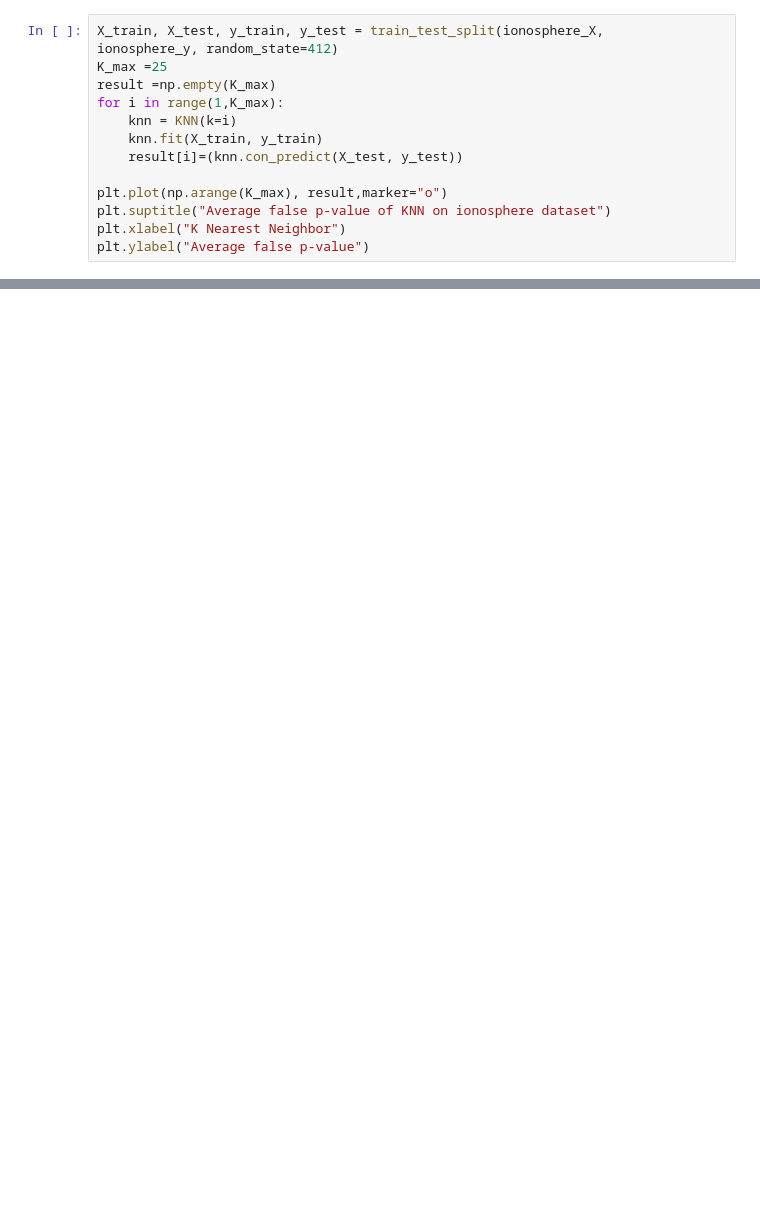
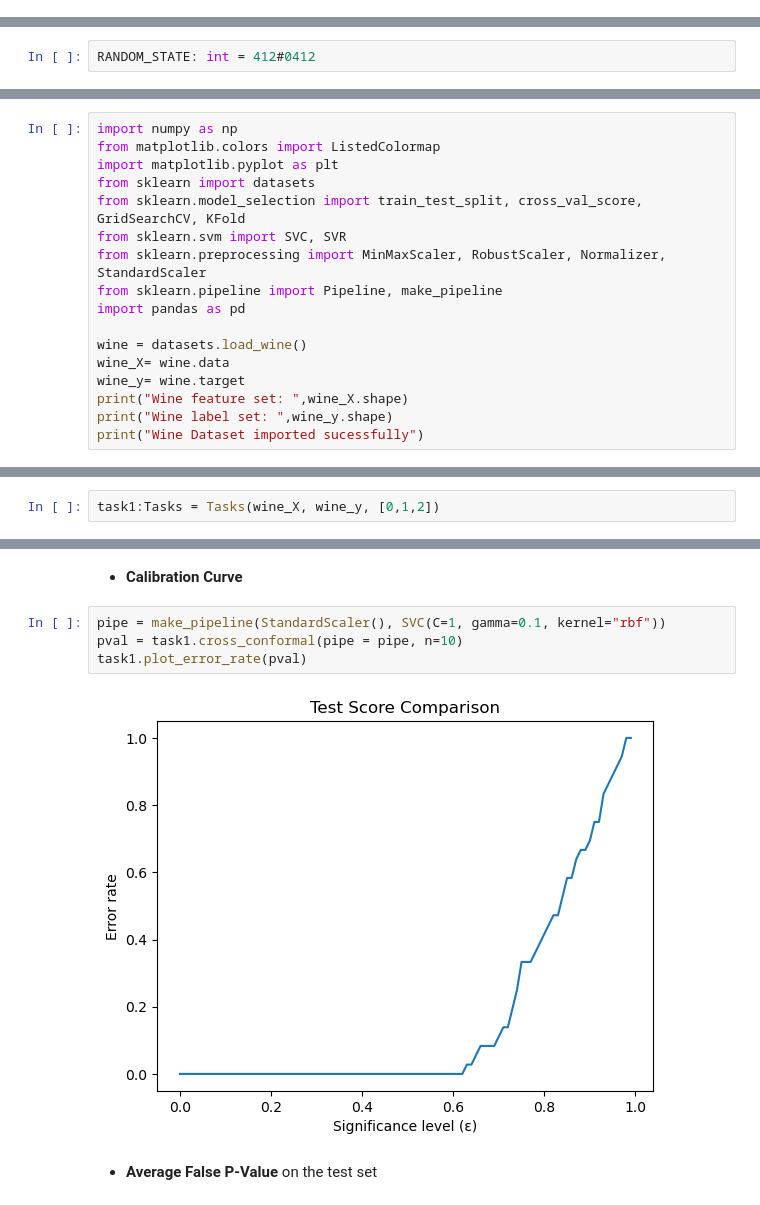
Before and after one commit to DDnerd001/cs3920, a Jupyter notebook: CS3920_A2.ipynb, the cells around one changed output, grey strips where cells are left out. Cells and saved outputs as stored; diff of their text form; blank space fills up the shorter version.

```diff
--- a/CS3920_A2.ipynb
+++ b/CS3920_A2.ipynb
@@ -377,14 +0,0 @@ ___
-# %%
-X_train, X_test, y_train, y_test = train_test_split(ionosphere_X,
-ionosphere_y, random_state=412)
-K_max =25
-result =np.empty(K_max)
-for i in range(1,K_max):
-    knn = KNN(k=i)
-    knn.fit(X_train, y_train)
-    result[i]=(knn.con_predict(X_test, y_test))
-
-plt.plot(np.arange(K_max), result,marker="o")
-plt.suptitle("Average false p-value of KNN on ionosphere dataset")
-plt.xlabel("K Nearest Neighbor")
-plt.ylabel("Average false p-value")
@@ -393,0 +6,2 @@ Text(0, 0.5, 'Average false p-value')
+# %%
+RANDOM_STATE: int = 412#0412
@@ -393,0 +11,17 @@ Text(0, 0.5, 'Average false p-value')
+# %%
+import numpy as np
+from matplotlib.colors import ListedColormap
+import matplotlib.pyplot as plt
+from sklearn import datasets
+from sklearn.model_selection import train_test_split, cross_val_score, GridSearchCV, KFold
+from sklearn.svm import SVC, SVR
+from sklearn.preprocessing import MinMaxScaler, RobustScaler, Normalizer, StandardScaler
+from sklearn.pipeline import Pipeline, make_pipeline
+import pandas as pd
+
+wine = datasets.load_wine()
+wine_X= wine.data
+wine_y= wine.target
+print("Wine feature set: ",wine_X.shape)
+print("Wine label set: ",wine_y.shape)
+print("Wine Dataset imported sucessfully")
@@ -393,0 +150,2 @@ Text(0, 0.5, 'Average false p-value')
+# %%
+task1:Tasks = Tasks(wine_X, wine_y, [0,1,2])
@@ -393,0 +422,10 @@ Text(0, 0.5, 'Average false p-value')
+# %% [markdown]
+-  __Calibration Curve__
+# %%
+pipe = make_pipeline(StandardScaler(), SVC(C=1, gamma=0.1, kernel="rbf"))
+pval = task1.cross_conformal(pipe = pipe, n=10)
+task1.plot_error_rate(pval)
+# %% [output]
+[figure, added]
+# %% [markdown]
+- __Average False P-Value__ on the test set
```
Also changed, not shown: parts of 95 cells of this notebook.
